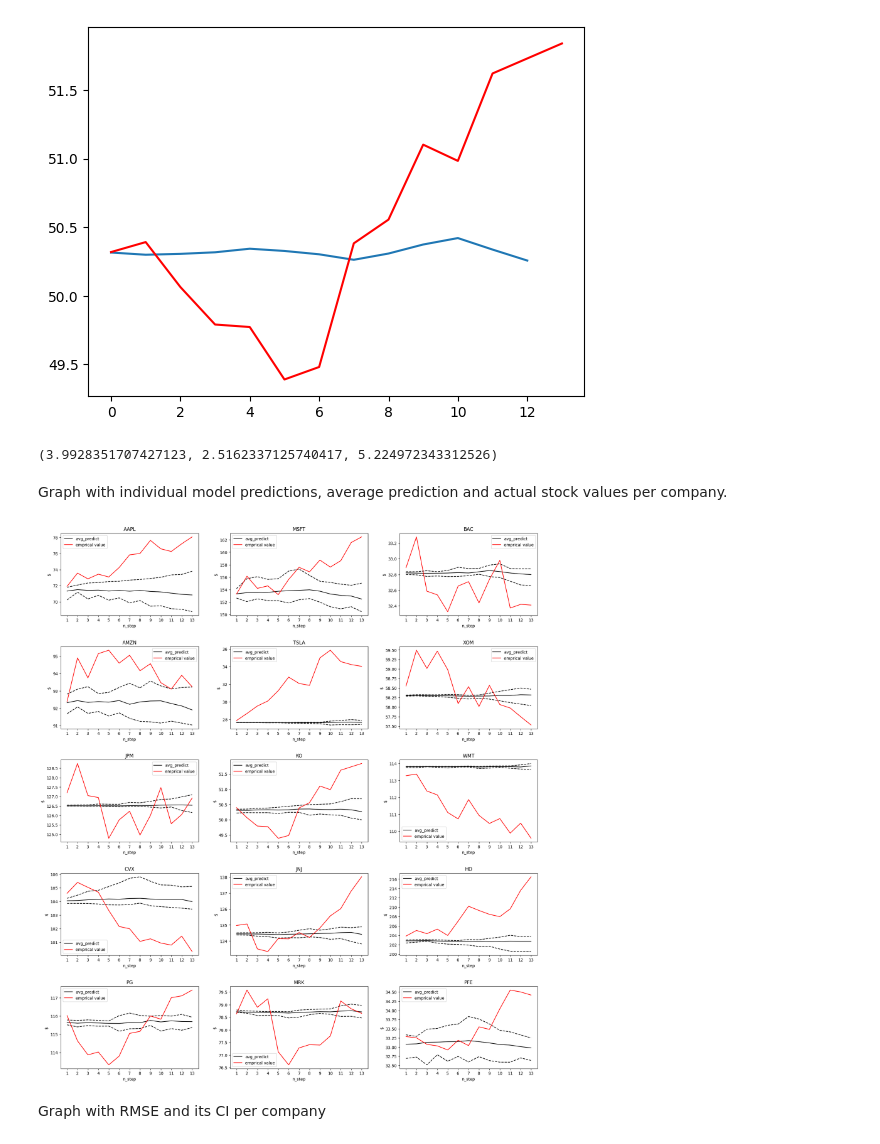
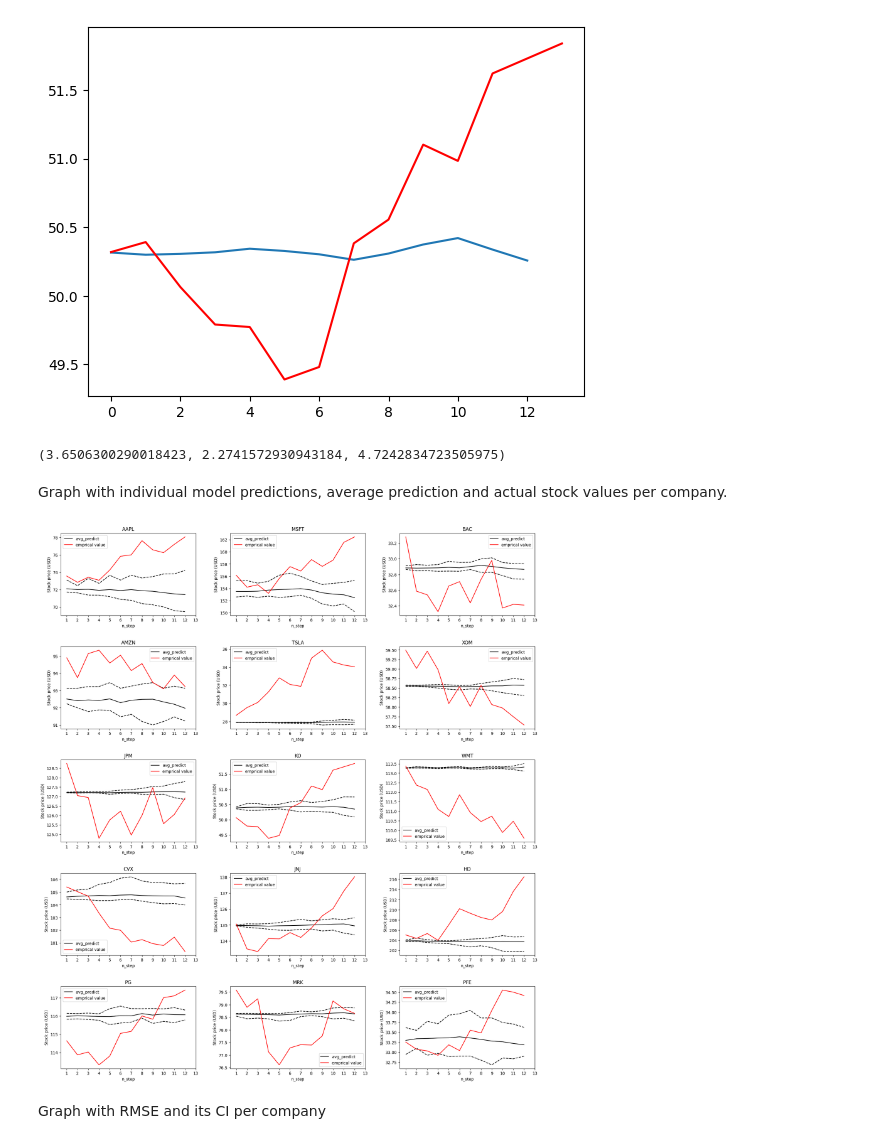
Before and after one commit to DerkNiessink/Project_SDA, a Jupyter notebook: src/AR and H0B.ipynb, the cells around one changed output. Drawn from its saved outputs; the diff is of its cells as text; code cells hidden in the pictures.

Commit message:
Fixed date range VAR

```diff
--- a/src/AR and H0B.ipynb
+++ b/src/AR and H0B.ipynb
@@ -184,8 +186,7 @@ plt.show()
 # %%
 def preds_and_rmse(company_name, models_list, plot = True):
 
-    # I TAKE THE FIRST ONE OFF BECAUSE 30-12-2019 IS IN TRAINING SET ALREADY
-    test_prices = pd.DataFrame(yf.Ticker(company_name).history(start = '2019-12-30', end = '2020-1-20')['Close'])['Close']
+    test_prices = pd.DataFrame(yf.Ticker(company_name).history(start = '2019-12-31', end = '2020-1-20')['Close'])['Close']
     preds_list = []
     RMSE_list = []
 
@@ -220,41 +221,41 @@ def preds_and_rmse(company_name, models_list, plot = True):
 
 preds_and_rmse('AAPL',comp_mod['AAPL'],plot = False)
 # %% [output]
-(3.9928351707427123, 2.5162337125740417, 5.224972343312526)
+(3.6506300290018423, 2.2741572930943184, 4.7242834723505975)
 # %% [markdown]
 Graph with individual model predictions, average prediction and actual stock values per company.
 # %%
 fig = plt.figure(figsize = (18, 20))
 for i,name in enumerate(comp_mod,start = 1):
 
     avg_RMSE, ci_low, ci_high, preds_list,avg_pred,test_prices = preds_and_rmse(name,comp_mod[name])
 
     plt.subplot(5,3,i)
 
     ci_low = []
     ci_high = []
 
     for s in range(len(preds_list[1])):
         step = []
         for lis in preds_list:
             step.append(lis[s])
         ci_low.append(np.percentile(step,2.5))
         ci_high.append(np.percentile(step,97.5))
 
     plt.plot(range(len(avg_pred)),ci_low,color = 'black',linestyle = 'dashed')
     plt.plot(range(len(avg_pred)),ci_high,color = 'black',linestyle = 'dashed')
     plt.plot(range(len(avg_pred)),avg_pred,color = 'black',label = 'avg_predict')
     plt.plot(range(len(test_prices[1::])),test_prices[1::],color = 'red',label = 'emprical value')
     plt.title(f'{name}')
     plt.xlabel('n_step')
-    plt.xticks(range(0,13), labels = range(1,14))
-    plt.ylabel('$')
+    plt.xticks(range(0,12), labels = range(1,13))
+    plt.ylabel('Stock price (USD)')
     plt.legend()
 
 fig.tight_layout(pad = 3)
 plt.show()
 # %% [output]
-[figure, old version]
+[figure, new version]
 # %% [markdown]
 Graph with RMSE and its CI per company
 # %%
```
Also changed, not shown: parts of 3 cells of this notebook, 2 other files.
